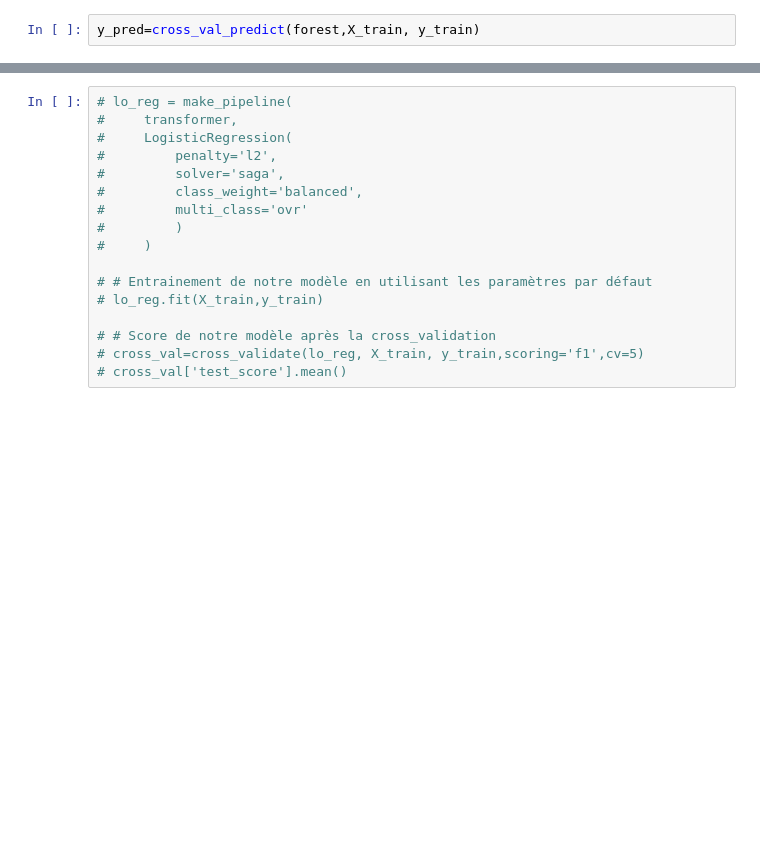
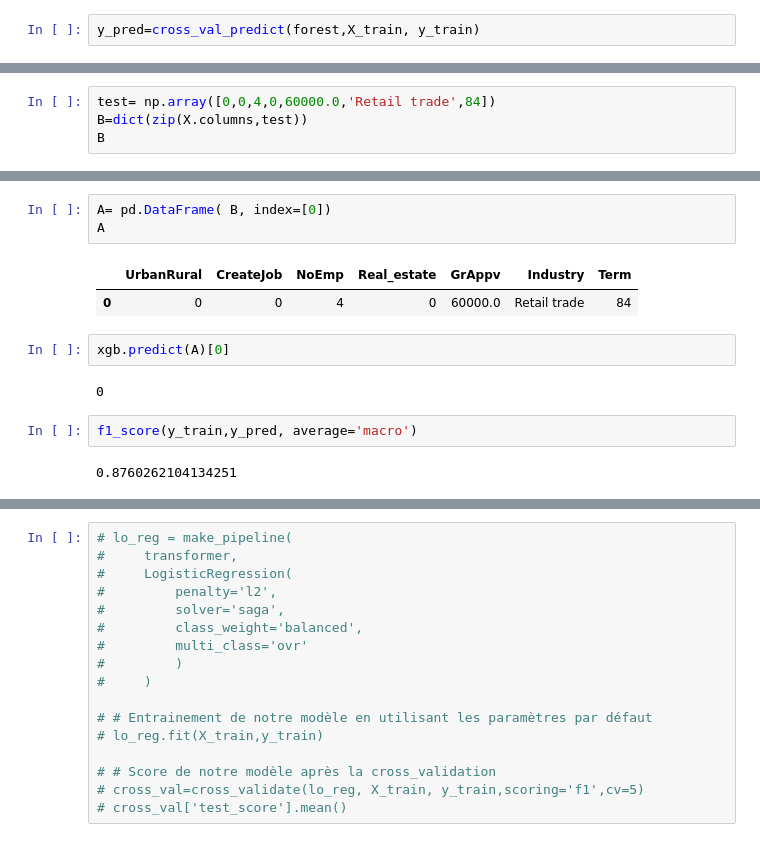
Before and after one commit to JynMoriarty/Loan_project, a Jupyter notebook: modelisation.ipynb, the cells around one changed output, grey strips where cells are left out. Saved outputs shown, nothing was run; the diff lists cells and outputs as text; blank space fills up the shorter version.

```diff
--- a/modelisation.ipynb
+++ b/modelisation.ipynb
@@ -227,0 +265,4 @@ cross_val['test_score'].mean()
+# %%
+test= np.array([0,0,4,0,60000.0,'Retail trade',84])
+B=dict(zip(X.columns,test))
+B
@@ -227,0 +294,14 @@ cross_val['test_score'].mean()
+# %%
+A= pd.DataFrame( B, index=[0])
+A
+# %% [output]
+|  | UrbanRural | CreateJob | NoEmp | Real_estate | GrAppv | Industry | Term |
+| 0 | 0 | 0 | 4 | 0 | 60000.0 | Retail trade | 84 |
+# %%
+xgb.predict(A)[0]
+# %% [output]
+0
+# %%
+f1_score(y_train,y_pred, average='macro')
+# %% [output]
+0.8760262104134251
```
Also changed, not shown: parts of 22 cells of this notebook, 2 other files.
